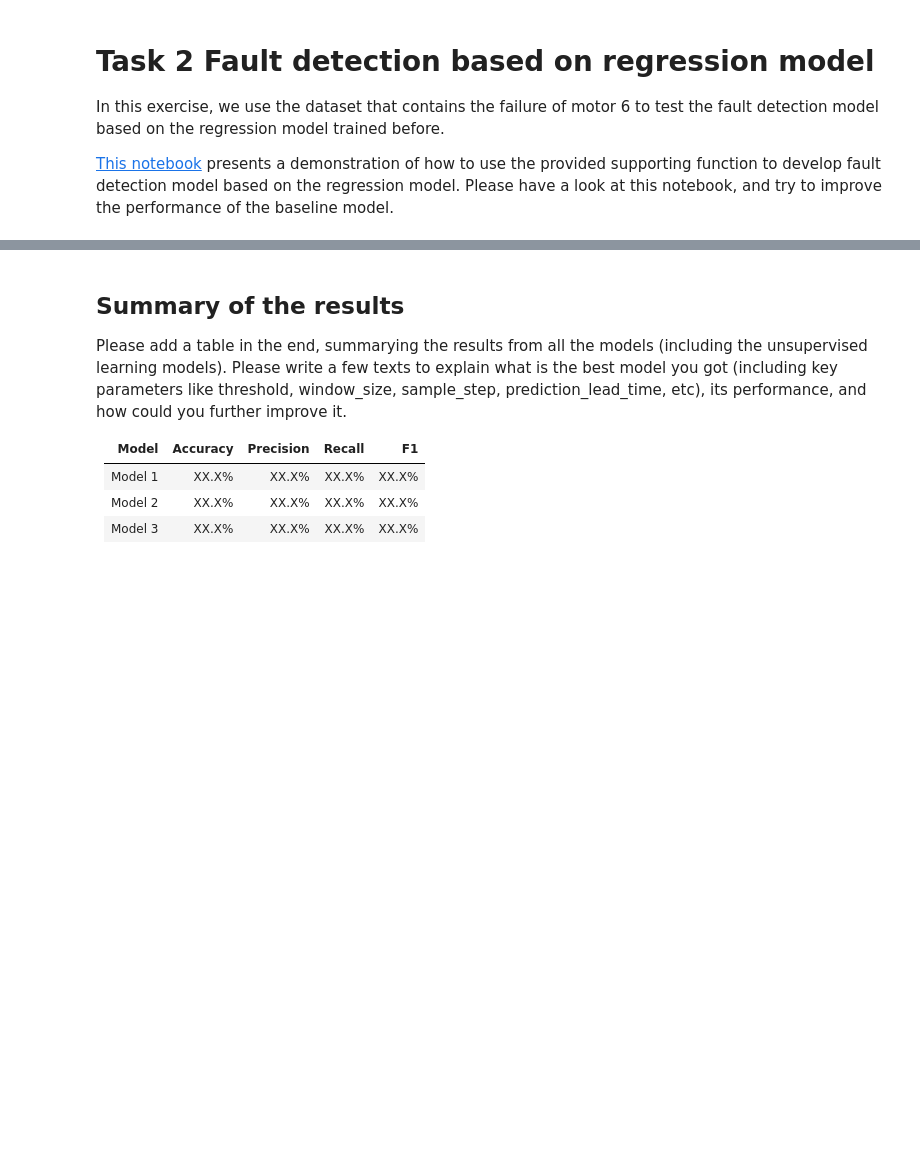
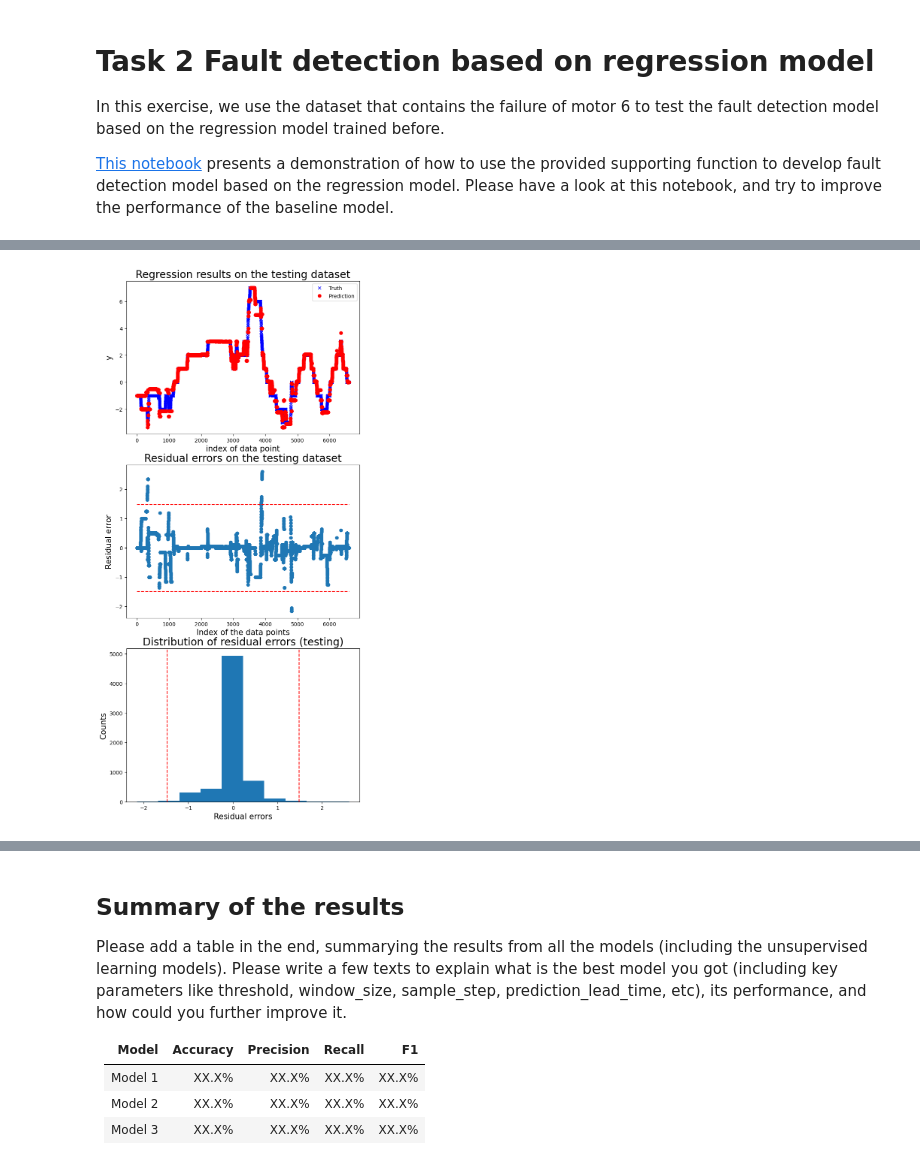
Before and after one commit to LucasTramonte/digital_twin_robot, a Jupyter notebook: projects/maintenance_industry_4_2024/ws_group_1/deliverables/WP_3_Group_1.ipynb, the cells around one changed output, grey strips where cells are left out. Saved outputs shown, nothing was run; the diff lists cells and outputs as text; code cells hidden in the pictures; blank space fills up the shorter version.

```diff
--- a/projects/maintenance_industry_4_2024/ws_group_1/deliverables/WP_3_Group_1.ipynb
+++ b/projects/maintenance_industry_4_2024/ws_group_1/deliverables/WP_3_Group_1.ipynb
@@ -99,8 +99,8 @@ def pre_processing(df: pd.DataFrame):
 
 
     # Set parameters for the low-pass filter
-    cutoff_frequency = .05  # Adjust as needed
-    sampling_frequency = 10  # Assuming your data is evenly spaced in time
+    cutoff_frequency = .02  # Adjust as needed
+    sampling_frequency = 20  # Assuming your data is evenly spaced in time
 
 
     def customized_outlier_removal(df: pd.DataFrame):
@@ -118,7 +118,6 @@ def pre_processing(df: pd.DataFrame):
 
         df['temperature'] = df['temperature'].where(df['temperature'] <= 100, np.nan)
         df['temperature'] = df['temperature'].where(df['temperature'] >= 0, np.nan)
-        df['temperature'] = df['temperature'].rolling(window=20, min_periods=1).mean()
 
         # Make sure that the difference between the current and previous temperature cannot be too large.
         # Define your threshold
@@ -130,6 +129,7 @@ def pre_processing(df: pd.DataFrame):
         # Set the temperature to NaN where the difference is larger than the threshold
         df.loc[temp_diff > threshold, 'temperature'] = np.nan
         df['temperature'] = df['temperature'].ffill()
+        df['temperature'] = df['temperature'].rolling(window=20, min_periods=1).mean()
 
         df['voltage'] = df['voltage'].where(df['voltage'] >= 6000, np.nan)
         df['voltage'] = df['voltage'].where(df['voltage'] <= 8000, np.nan)
@@ -223,8 +223,8 @@ normal_test_id = ['20240105_164214',
     '20240426_141938',
     '20240426_141980',
     '20240503_164435']
-df_data = df_data[df_data['test_condition'].isin(normal_test_id)]
-df_data_smoothing = df_data_smoothing[df_data_smoothing['test_condition'].isin(normal_test_id)]
+df_data_training = df_data[df_data['test_condition'].isin(normal_test_id)]
+df_data_smoothing_training = df_data_smoothing[df_data_smoothing['test_condition'].isin(normal_test_id)]
 # %%
 from sklearn.pipeline import Pipeline
 from sklearn.preprocessing import StandardScaler, MinMaxScaler
@@ -540,0 +527,83 @@ In this exercise, we use the dataset that contains the failure of motor 6 to tes
+# %%
+import pandas as pd
+import numpy as np
+from sklearn.pipeline import Pipeline
+from sklearn.preprocessing import StandardScaler, MinMaxScaler
+from sklearn.linear_model import LinearRegression
+from utility import read_all_test_data_from_path, show_reg_result,extract_selected_feature, prepare_sliding_window, FaultDetectReg
+
+
+# Prepare feature and response of the training dataset.
+x_tr_org, y_temp_tr_org = extract_selected_feature(df_data=df_data_smoothing_training, feature_list=feature_list_all, motor_idx=6, mdl_type='reg')
+
+# Enrich the features based on the sliding window.
+window_size = 30
+sample_step = 20
+prediction_lead_time = 1
+threshold = 0.5
+abnormal_limit = 2
+
+x_tr, y_temp_tr = prepare_sliding_window(df_x=x_tr_org, y=y_temp_tr_org, window_size=window_size, sample_step=sample_step, prediction_lead_time=prediction_lead_time, mdl_type='reg')
+
+# Define the steps of the pipeline
+steps = [
+    ('standardizer', MinMaxScaler()),  # Step 1: StandardScaler
+    ('regressor', DecisionTreeRegressor())    # Step 2: Linear Regression
+]
+
+# Create the pipeline
+mdl_linear_regreession = Pipeline(steps)
+# Fit the model
+mdl = mdl_linear_regreession.fit(x_tr, y_temp_tr)
+
+# Test data.
+test_id = [
+    '20240325_155003',
+    '20240425_093699',
+    '20240425_094425',
+    '20240426_140055',
+    '20240503_163963',
+    '20240503_164675',
+    '20240503_165189'
+]
+
+df_test = df_data_smoothing[df_data_smoothing['test_condition'].isin(test_id)]
+# Define the fault detector.
+detector_reg = FaultDetectReg(reg_mdl=mdl, threshold=threshold, abnormal_limit=abnormal_limit, window_size=window_size, sample_step=sample_step, pred_lead_time=prediction_lead_time)
+
+''' # Test
+_, y_label_test_org = extract_selected_feature(df_data=df_test, feature_list=feature_list_all, motor_idx=6, mdl_type='clf')
+x_test_org, y_temp_test_org = extract_selected_feature(df_data=df_test, feature_list=feature_list_all, motor_idx=6, mdl_type='reg')
+
+# Predict the temperature
+detector_reg.threshold = 1
+y_label_pred_tr, y_temp_pred_tr = detector_reg.predict(df_x_test=x_tr_org, y_response_test=y_temp_tr_org)
+y_label_pred_tmp, y_temp_pred_tmp = detector_reg.predict(df_x_test=x_test_org, y_response_test=y_temp_test_org)
+
+# # Get the true values.
+_, y_label_test = prepare_sliding_window(df_x=x_test_org, y=y_label_test_org, sequence_name_list=test_id, window_size=window_size, sample_step=sample_step, prediction_lead_time=prediction_lead_time, mdl_type='clf')
+_, y_temp_test_seq = prepare_sliding_window(df_x=x_test_org, y=y_temp_test_org, sequence_name_list=test_id, window_size=window_size, sample_step=sample_step, prediction_lead_time=prediction_lead_time, mdl_type='reg')
+
+
+show_reg_result(y_tr=y_temp_tr, y_test=y_temp_test_seq, y_pred_tr=y_temp_pred_tr, y_pred=y_temp_pred_tmp, threshold=detector_reg.threshold)
+# show_clf_result(y_tr=np.zeros(len(y_label_pred_tr)), y_test=y_label_test, y_pred_tr=y_label_pred_tr, y_pred=y_label_pred_tmp)
+'''
+
+# # Run cross validation
+n_fold = 7
+_, y_label_test_org = extract_selected_feature(df_data=df_test, feature_list=feature_list_all, motor_idx=6, mdl_type='clf')
+x_test_org, y_temp_test_org = extract_selected_feature(df_data=df_test, feature_list=feature_list_all, motor_idx=6, mdl_type='reg')
+
+motor_idx = 6
+print(f'Model for motor {motor_idx}:')
+# Run cross validation.
+df_perf = detector_reg.run_cross_val(df_x=x_test_org, y_label=y_label_test_org, y_response=y_temp_test_org,
+                                        n_fold=n_fold)
+print(df_perf)
+print('\n')
+# Print the mean performance and standard error.
+print('Mean performance metric and standard error:')
+for name, metric, error in zip(df_perf.columns, df_perf.mean(), df_perf.std()):
+    print(f'{name}: {metric:.4f} +- {error:.4f}')
+print('\n')
+# %% [output]
@@ -540,0 +623 @@ In this exercise, we use the dataset that contains the failure of motor 6 to tes
+[figure, added]
```
Also changed, not shown: parts of 7 cells of this notebook.
